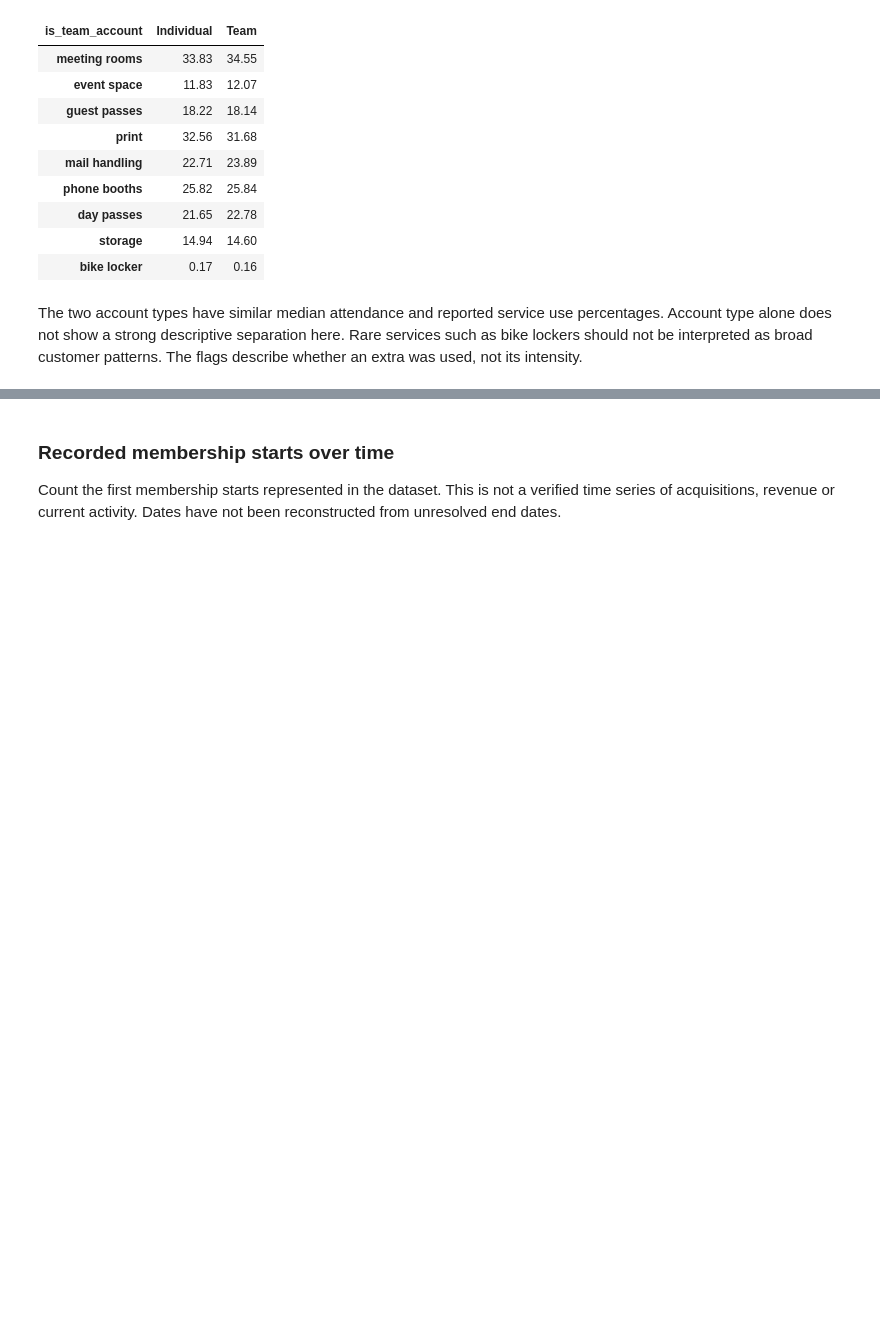
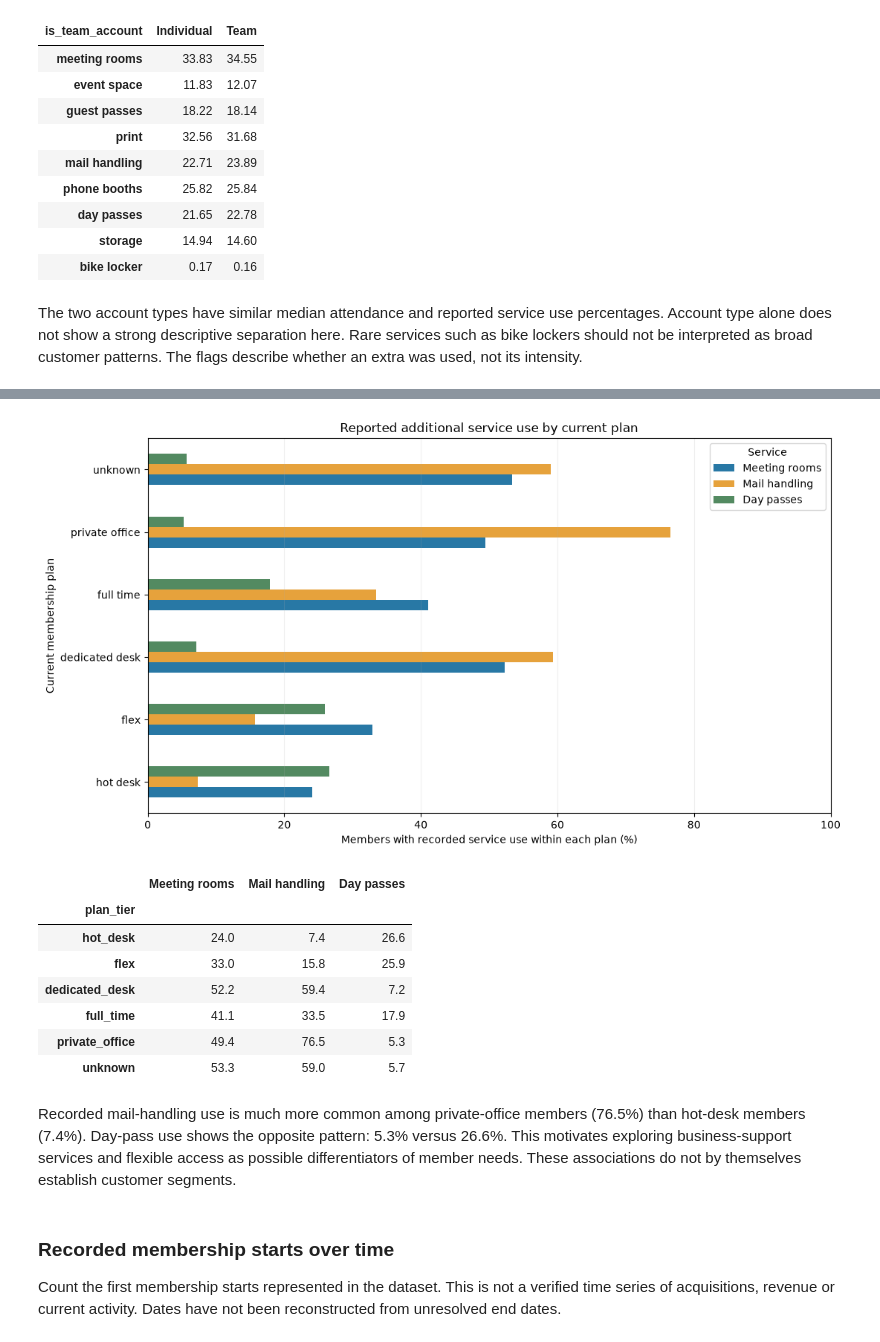
Before and after one commit to fradejoao/dataminingproject, a Jupyter notebook: notebooks/GroupXX_EDA_Code.ipynb, the cells around one changed output, grey strips where cells are left out. Drawn from its saved outputs; the diff is of its cells as text; code cells hidden in the pictures; blank space fills up the shorter version.

```diff
--- a/notebooks/GroupXX_EDA_Code.ipynb
+++ b/notebooks/GroupXX_EDA_Code.ipynb
@@ -897,3 +954,40 @@ The two account types have similar median attendance and reported service use pe
+# %%
+plan_service_columns = ["uses_meeting_rooms", "uses_mail_handling", "uses_day_passes"]
+plan_service_rates = (
+    df.groupby("plan_tier")[plan_service_columns].mean().mul(100)
+    .reindex(plan_order)
+    .rename(columns={
+        "uses_meeting_rooms": "Meeting rooms",
+        "uses_mail_handling": "Mail handling",
+        "uses_day_passes": "Day passes"
+    })
+)
+
+ax = plan_service_rates.rename(index=lambda value: value.replace("_", " ")).plot.barh(
+    figsize=(11, 6), color=["#2878A5", "#E6A23C", "#538A61"]
+)
+ax.set_xlabel("Members with recorded service use within each plan (%)")
+ax.set_ylabel("Current membership plan")
+ax.set_xlim(0, 100)
+ax.set_title("Reported additional service use by current plan")
+ax.grid(axis="x", alpha=0.2)
+ax.legend(title="Service")
+plt.tight_layout()
+plt.show()
+
+plan_service_rates.round(1)
+# %% [output]
+[figure, added]
+|  | Meeting rooms | Mail handling | Day passes |
+| plan_tier |  |  |  |
+| hot_desk | 24.0 | 7.4 | 26.6 |
+| flex | 33.0 | 15.8 | 25.9 |
+| dedicated_desk | 52.2 | 59.4 | 7.2 |
+| full_time | 41.1 | 33.5 | 17.9 |
+| private_office | 49.4 | 76.5 | 5.3 |
+| unknown | 53.3 | 59.0 | 5.7 |
+# %% [markdown]
+Recorded mail-handling use is much more common among private-office members (76.5%) than hot-desk members (7.4%). Day-pass use shows the opposite pattern: 5.3% versus 26.6%. This motivates exploring business-support services and flexible access as possible differentiators of member needs. These associations do not by themselves establish customer segments.
 # %% [markdown]
 ### Recorded membership starts over time
 Count the first membership starts represented in the dataset. This is not a verified time series of acquisitions, revenue or current activity. Dates have not been reconstructed from unresolved end dates.
```
Also changed, not shown: parts of 21 cells of this notebook, 2 other files.
